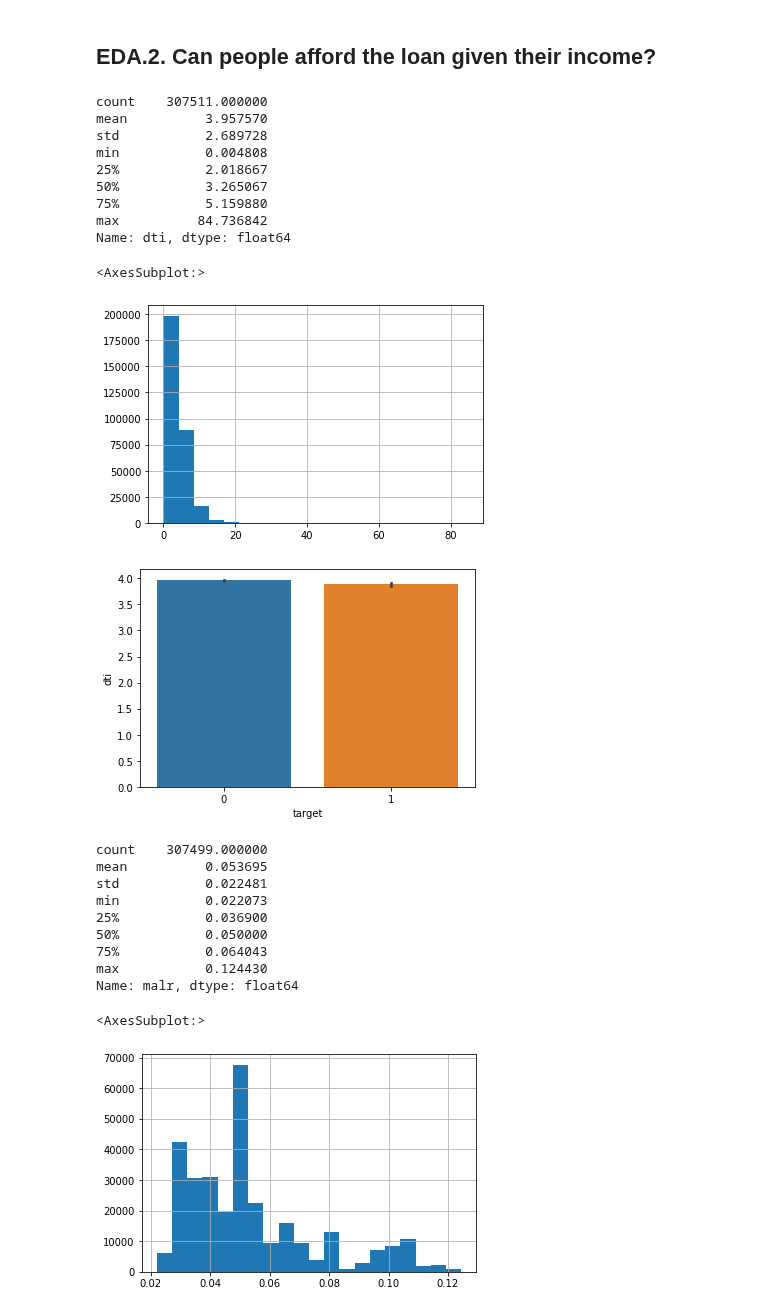
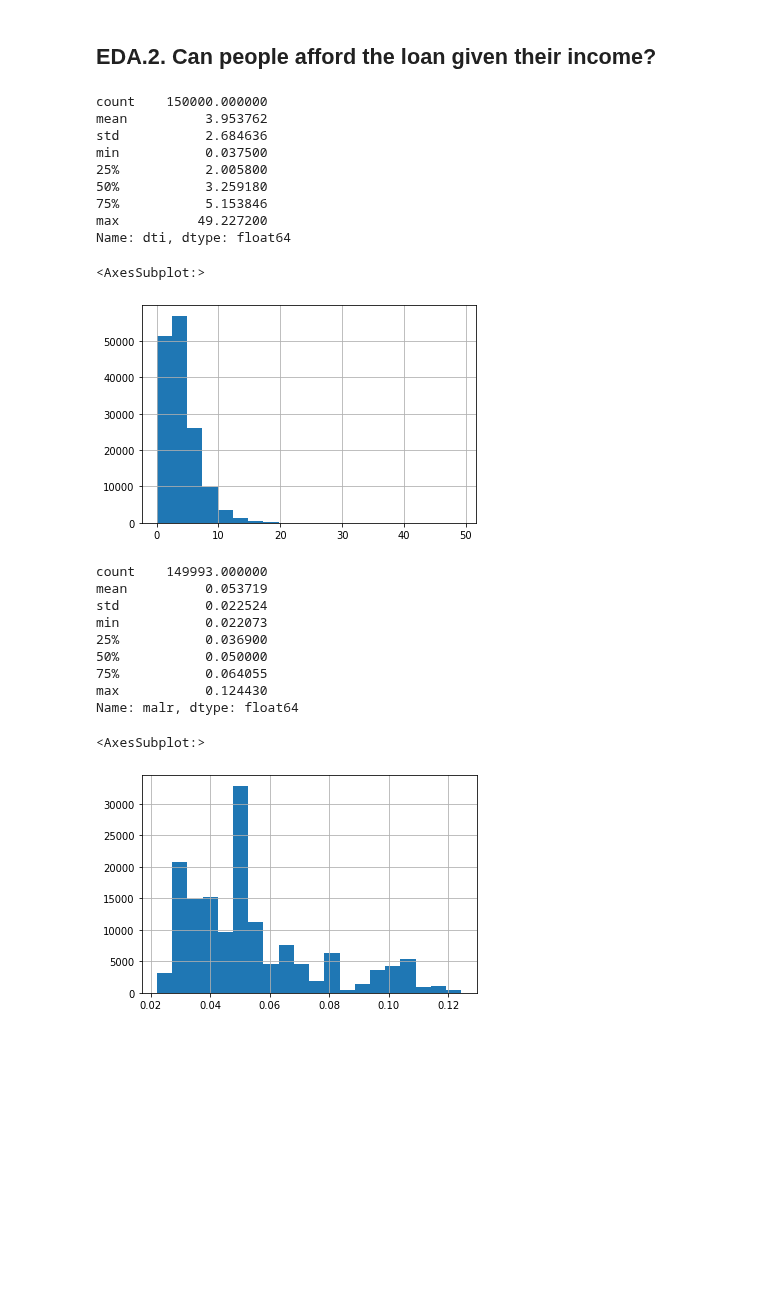
Before and after one commit to MykolaPinchuk/KaggleProjects, a Jupyter notebook: kp101-creditrisk.ipynb, the cells around one changed output. Saved outputs shown, nothing was run; the diff lists cells and outputs as text; code cells hidden in the pictures; blank space fills up the shorter version.

Commit message:
Kaggle Notebook | KP101_CreditRisk | Version 4, optimizing ram usage

```diff
--- a/kp101-creditrisk.ipynb
+++ b/kp101-creditrisk.ipynb
@@ -35,5 +39,6 @@ time0 = time.time()
 #display(ss.head(), ss.shape)
 
 df = pd.read_csv('../input/home-credit-default-risk/application_train.csv')
-display(df.shape, df.head(), time.time()-time0)
+df = df.sample(150000)
+display(df.shape, df.head(), time.time()-time0, sys.getsizeof(df))
 # %% [output]
@@ -79,0 +106,6 @@ display(df.shape, df.head())
+# %%
+# some basic cleaning
+
+df.code_gender = (df.code_gender=='M').astype(int)
+df.flag_own_car = (df.flag_own_car=='Y').astype(int)
+display(sys.getsizeof(df))
@@ -79,0 +114,6 @@ display(df.shape, df.head())
+# %%
+dftypes = df.dtypes
+o_features = list((dftypes[dftypes=='O']).index)
+for col in o_features:
+    df[col] = df[col].astype('category')
+display(df.dtypes, sys.getsizeof(df), df.head())
@@ -84,5 +149,6 @@ EDA.1. What do people take loansa for? House purchase? Lets explore loan amounts
 # %%
 display(df[['amt_credit', 'amt_goods_price']].describe())
 df[['amt_credit', 'amt_goods_price']].hist(bins=20)
+df['goods_to_loan'] = df.amt_goods_price/df.amt_credit
 # %% [output]
 |  | amt_credit | amt_goods_price |
@@ -104,40 +168,39 @@ With the minimum good price of 40,000, vast majority o the loans must be for hom
 # %%
 # lets compute debt to income ratio
 
 df['dti'] = df.amt_credit/df.amt_income_total
 display(df.dti.describe(), df.dti.hist(bins=20))
 plt.show()
 
-sns.barplot(y='dti', x='target', data=df)
-plt.show()
+#sns.barplot(y='dti', x='target', data=df)
+#plt.show()
 # no clear pattern. we would expect this, otherwise lending behavior of a lender would be unwise.
 
 df['malr'] = df.amt_annuity/df.amt_credit
 display(df.malr.describe(), df.malr.hist(bins=20))
 
 # this company seems to be lending aggressively: average loan will probably be repayed in 2-4 years,
 # while loan amount is usually above total income.
 # %% [output]
-count    307511.000000
-mean          3.957570
-std           2.689728
-min           0.004808
-25%           2.018667
-50%           3.265067
-75%           5.159880
-max          84.736842
+count    150000.000000
+mean          3.953762
+std           2.684636
+min           0.037500
+25%           2.005800
+50%           3.259180
+75%           5.153846
+max          49.227200
 Name: dti, dtype: float64
 <AxesSubplot:>
-[figure, old version]
+[figure, new version]
-[figure, old version]
-count    307499.000000
-mean          0.053695
-std           0.022481
+count    149993.000000
+mean          0.053719
+std           0.022524
 min           0.022073
 25%           0.036900
 50%           0.050000
-75%           0.064043
+75%           0.064055
 max           0.124430
 Name: malr, dtype: float64
 <AxesSubplot:>
-[figure, removed]
+[figure, new version]
```
Also changed, not shown: parts of 13 cells of this notebook.
